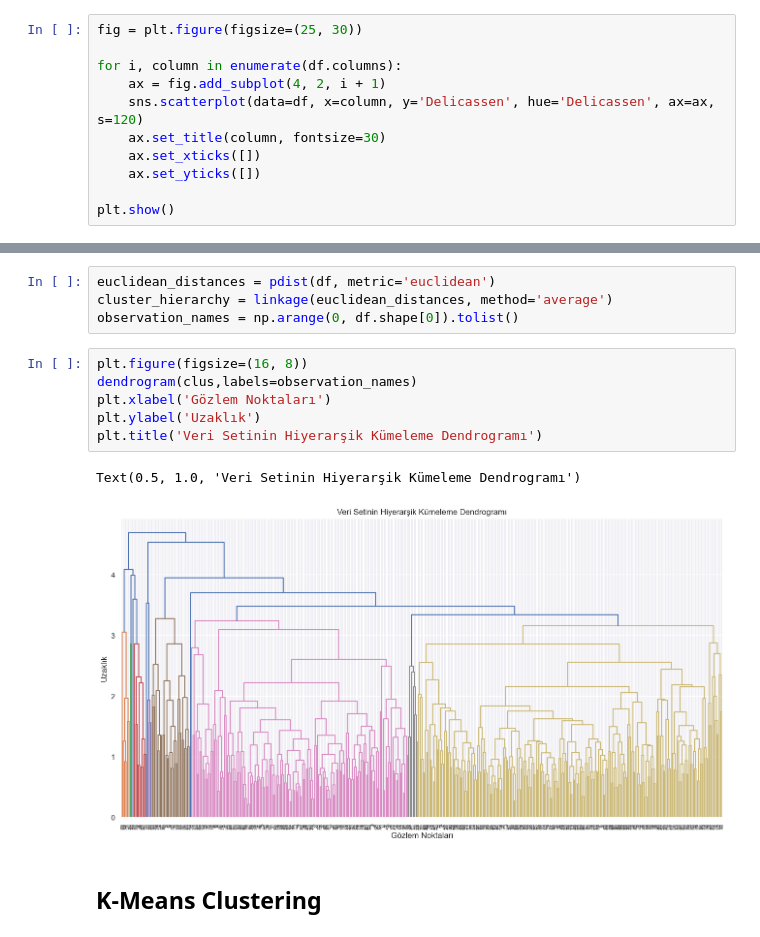
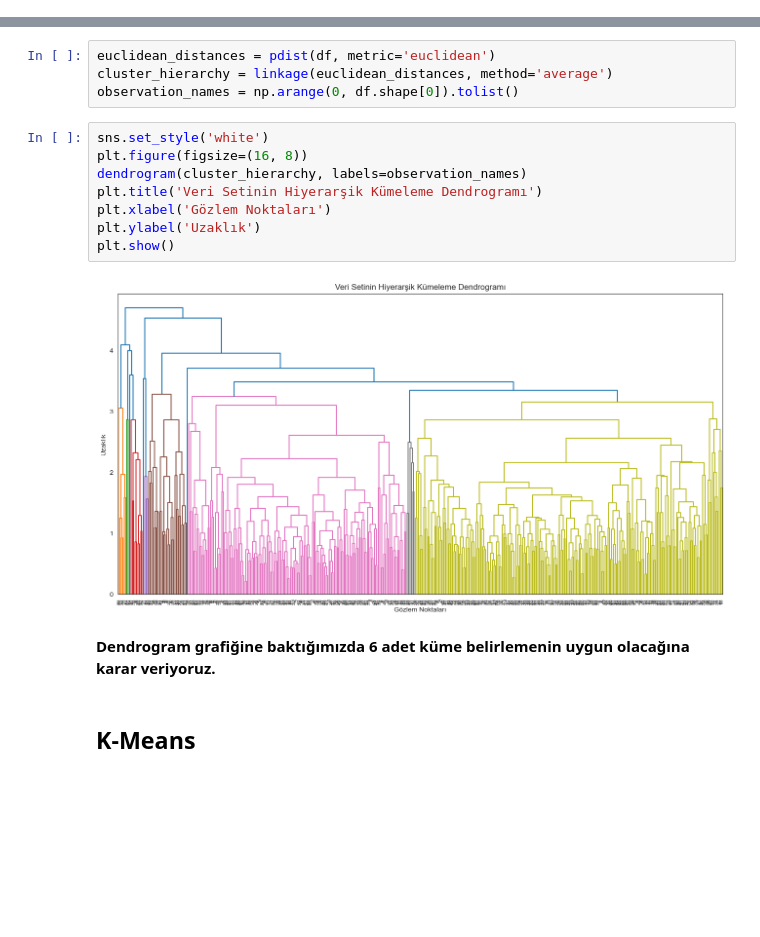
Before and after one commit to enesmanan/turkce-kitaplar, a Jupyter notebook: Python ile Veri Bilimi/Extra/musteri_segmentasyonu.ipynb, the cells around one changed output, grey strips where cells are left out. Saved outputs shown, nothing was run; the diff lists cells and outputs as text; blank space fills up the shorter version.

```diff
--- a/Python ile Veri Bilimi/Extra/musteri_segmentasyonu.ipynb
+++ b/Python ile Veri Bilimi/Extra/musteri_segmentasyonu.ipynb
@@ -281,11 +280,0 @@ plt.show()
-# %%
-fig = plt.figure(figsize=(25, 30))
-
-for i, column in enumerate(df.columns):
-    ax = fig.add_subplot(4, 2, i + 1)
-    sns.scatterplot(data=df, x=column, y='Delicassen', hue='Delicassen', ax=ax, s=120)
-    ax.set_title(column, fontsize=30)
-    ax.set_xticks([])
-    ax.set_yticks([])
-
-plt.show()
@@ -388,13 +376,16 @@ euclidean_distances = pdist(df, metric='euclidean')
 cluster_hierarchy = linkage(euclidean_distances, method='average')
 observation_names = np.arange(0, df.shape[0]).tolist()
 # %%
+sns.set_style('white')
 plt.figure(figsize=(16, 8))
-dendrogram(clus,labels=observation_names)
+dendrogram(cluster_hierarchy, labels=observation_names)
+plt.title('Veri Setinin Hiyerarşik Kümeleme Dendrogramı')
 plt.xlabel('Gözlem Noktaları')
 plt.ylabel('Uzaklık')
-plt.title('Veri Setinin Hiyerarşik Kümeleme Dendrogramı')
+plt.show()
 # %% [output]
-Text(0.5, 1.0, 'Veri Setinin Hiyerarşik Kümeleme Dendrogramı')
-[figure, old version]
+[figure, new version]
+# %% [markdown]
+**Dendrogram grafiğine baktığımızda 6 adet küme belirlemenin uygun olacağına karar veriyoruz.**
 # %% [markdown]
-## K-Means Clustering
+## K-Means
```
Also changed, not shown: parts of 23 cells of this notebook.
